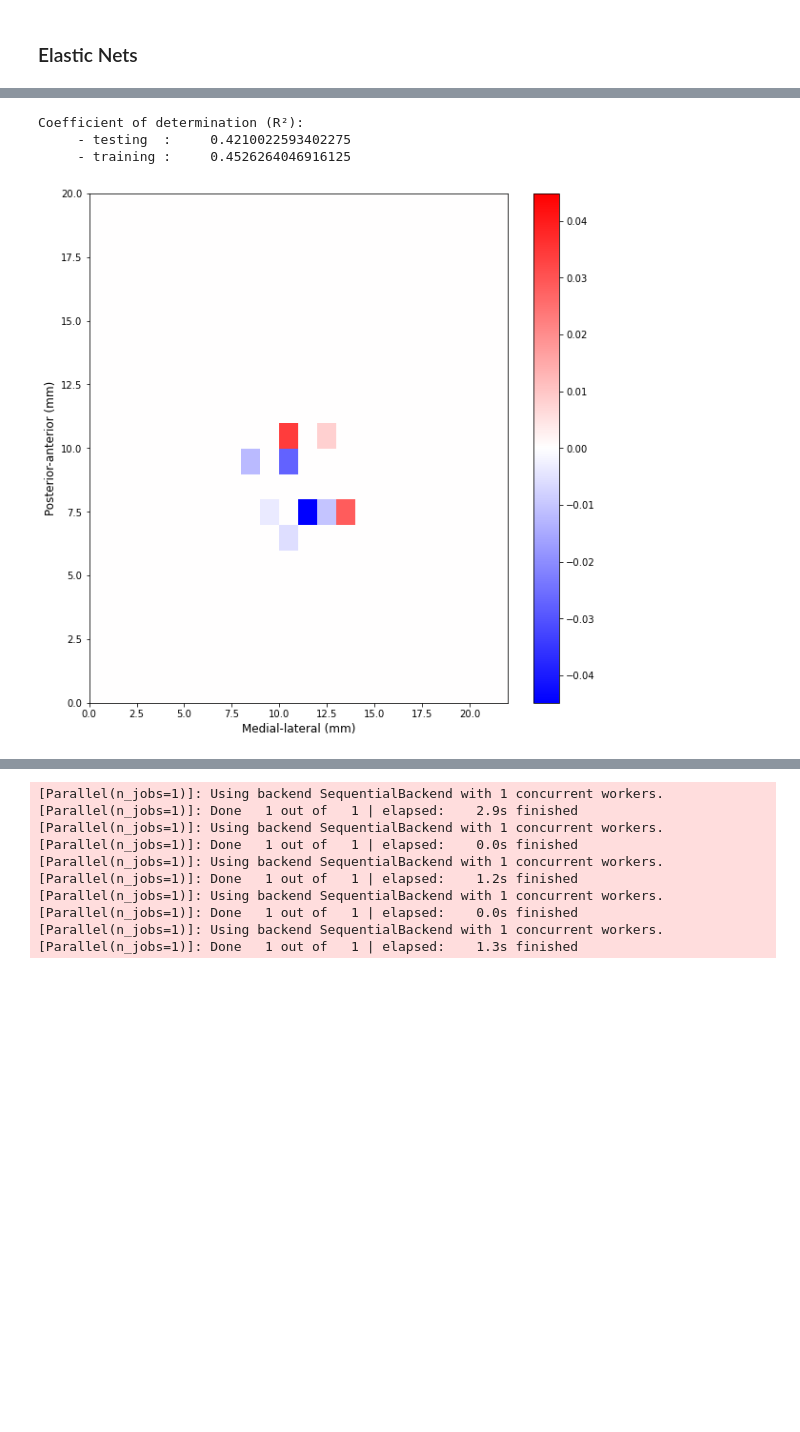
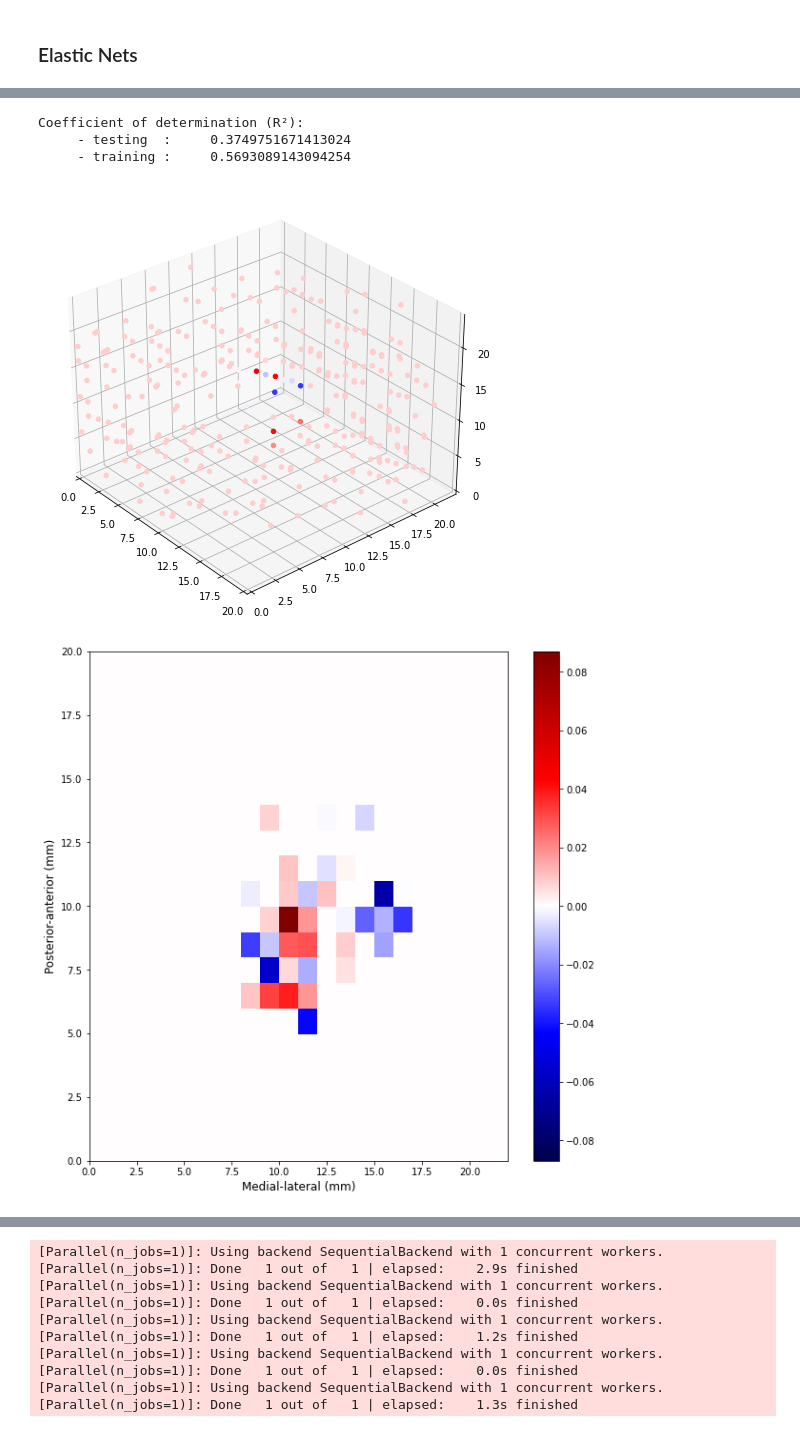
Before and after one commit to QuentinSav/probabilistic-stimulation-maps, a Jupyter notebook: modelEvaluation.ipynb, the cells around one changed output, grey strips where cells are left out. Saved outputs shown, nothing was run; the diff lists cells and outputs as text; code cells hidden in the pictures; blank space fills up the shorter version.

Commit message:
Contiuned Models
Former-commit-id: 6c5a4451e8488809085a88b91dacbdbe1cda970a

```diff
--- a/modelEvaluation.ipynb
+++ b/modelEvaluation.ipynb
@@ -30,29 +34,32 @@ FONT_LEGEND_PLOT = {'family': 'sans-serif',
 The data have already been preprocessed using the matlab class PSM (using the generateExportData function).
 # %%
 # Load vectorized VTA matrix
+dataset = scipy.io.loadmat('../../03_Data/ML_datasets/trilinear_interpolation/dataset_1300um.mat')
+table = pandas.read_csv('table.csv')
 
-dataset = scipy.io.loadmat('../../03_Data/ML_datasets/trilinear_interpolation/dataset_1300um.mat')
-
+amp = table['amplitude']
 X = np.clip(np.array(dataset['X']), 0, 1)
-
-
 y = np.squeeze(np.array(dataset['y']))
 
+X = np.hstack([X, np.expand_dims(amp.to_numpy(), axis=0).T])
+
 # Load STN polygon
-pcd_read = o3d.io.read_point_cloud('templates/anatomyDISTALminimal.ply')
+STN = o3d.io.read_point_cloud('templates/anatomyDISTALminimal.ply')
 
 # Assign global variable
 CONTAINER_AFFINE = np.squeeze(np.array(dataset['container_affine']))
 CONTAINER_SHAPE = np.squeeze(np.array(dataset['container_shape']))
 
 # Create partitions of training and testing sets
-X_train, X_test, y_train, y_test = train_test_split(X, y, test_size=0.05, random_state=42)
+X_train, X_test, y_train, y_test = train_test_split(X, y, test_size=0.1, random_state=42)
 
 newrow1 = np.ones((1, X.shape[1]))
 newrow0 = np.zeros((1, X.shape[1]))
 newrow0[0, 0] = 1
 
-X_train = np.vstack([X_train, newrow0])
-y_train = np.hstack([y_train, 0])
-X_train = np.vstack([X_train, newrow1])
-y_train = np.hstack([y_train, 0])
+
+#X_train = np.vstack([X_train, newrow0])
+#y_train = np.hstack([y_train, 0])
+#X_train = np.vstack([X_train, newrow1])
+#y_train = np.hstack([y_train, 0])
+#y_train = np.clip(y_train + np.random.normal(0, 0.5, y_train.shape[0]), 0, 1)
@@ -97,7 +101,7 @@ def reconstruct(vector):
     # Function to reconstruct a vector into tensor based on the container shape
 
     intercept = vector[0]
-    vector = vector[1:]
+    vector = vector[1:-1]
     tensor = np.reshape(vector, CONTAINER_SHAPE, order='F')
 
     return tensor, intercept
@@ -208,6 +211,9 @@ def plot_results(model, X_test, y_test, X_train, y_train, transformed=False):
     else:
         coef_deter_test = model.score(X_test, y_test)
         coef_deter_train = model.score(X_train, y_train)
+
+    adj_coef_deter_test = 1-(1-coef_deter_test)*(X_test.shape[0]-1)/(X_test.shape[0]-X_test.shape[1]-1)
+    adj_coef_deter_train = 1-(1-coef_deter_train)*(X_train.shape[0]-1)/(X_train.shape[0]-X_train.shape[1]-1)
 
     # Create figure and axes
     fig, axs = plt.subplots(1, 2)
@@ -308,7 +313,0 @@ Coefficient of determination (R²):
-# %%
-from sklearn.linear_model import ARDRegression
-
-model = ARDRegression(alpha_1=1e-4, alpha_2=1e-3, lambda_1=1e1, lambda_2=1e1)
-model.fit(X_train, logit(y_train))
-plot_results(model, X_test, y_test, X_train, y_train, transformed=True)
-plot_map(model)
@@ -340,9 +333,10 @@ Coefficient of determination (R²):
 # %%
 from sklearn.linear_model import ElasticNet
 
-model = ElasticNet(random_state=0, alpha=0.008, l1_ratio=0.1)
+model = ElasticNet(random_state=12, alpha=0.01, l1_ratio=0.05)
 model = model.fit(X_train, y_train)
 
 plot_results(model, X_test, y_test, X_train, y_train, transformed=False)
-plot_map(model)
+plot_map(model, dim='3D')
+plot_map(model, dim='2D')
 # %% [output]
@@ -350,7 +344,8 @@ plot_map(model)
 Coefficient of determination (R²):
-     - testing  :     0.4210022593402275
-     - training :     0.4526264046916125
+     - testing  :     0.3749751671413024
+     - training :     0.5693089143094254
-[figure, old version]
+[figure, new version]
+[figure, added]
 # %% [markdown]
 ## Generalized Linear Models
 ### Logistic Regression
```
Also changed, not shown: parts of 25 cells of this notebook.
